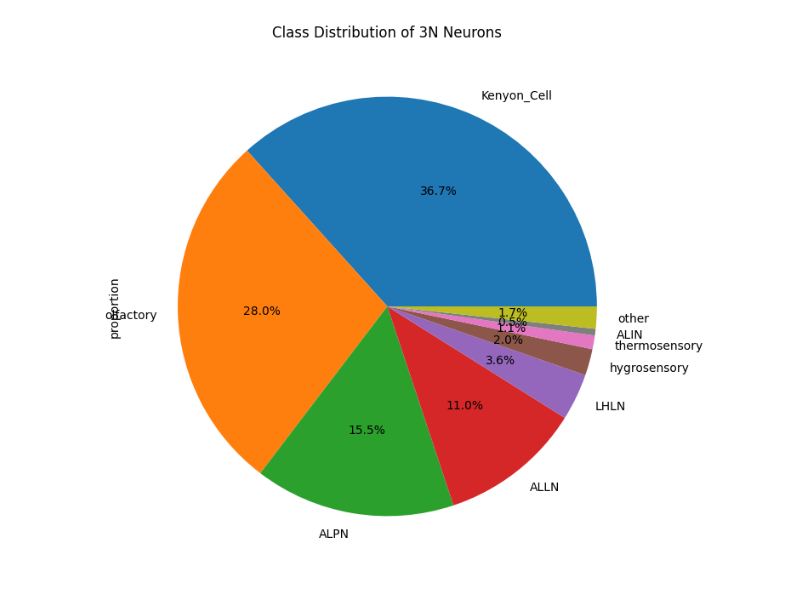
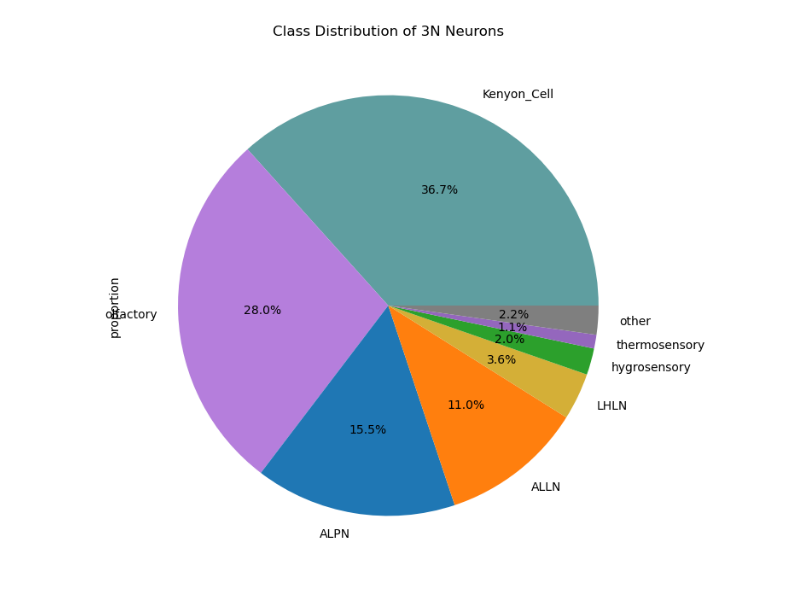
Before and after one commit to snk5040/ThermoHygro-connectome, a Jupyter notebook: cellTypes_EDAv2.ipynb, the cells around one changed output. Cells and saved outputs as stored; diff of their text form; code cells hidden in the pictures.

```diff
--- a/cellTypes_EDAv2.ipynb
+++ b/cellTypes_EDAv2.ipynb
@@ -292,8 +352,8 @@ axs = axs.flatten()  # Flatten to make indexing easier
 for i, (vp_type, class_df) in enumerate(connections_2N.items()):
     # Plot the distribution of syn_count by VP modality
     sns.histplot(class_df['syn_count'], kde=True, label=vp_type, ax=axs[i])
-    axs[i].set_title(f'Distribution of syn_count by VP modality: {vp_type}')
-    axs[i].set_xlabel('syn_count')
+    axs[i].set_title(f'Distribution of Synapse Counts: {vp_type}')
+    axs[i].set_xlabel('Synapse Count')
     axs[i].set_ylabel('Frequency')
     axs[i].legend()
 
@@ -302,8 +362,11 @@ for j in range(i+1, len(axs)):
     fig.delaxes(axs[j])
 
 plt.tight_layout()
+# Save the current figure to PDF
+plt.savefig('vp_syn_counts.pdf', bbox_inches='tight', dpi=300)
 plt.show()
 
+# Explore highly connected neurons
 # Find the largest 5 syn_counts in the connections_2N
 largest_5_syn_counts = {vp_type: class_df.loc[class_df['syn_count'].idxmax()]['syn_count'] for vp_type, class_df in connections_2N.items()}
 
@@ -414,14 +507,34 @@ plt.show()
 # %%
+# Define a consistent color palette for all VP plots
+N3_class_colors = {
+    'Kenyon_Cell': '#5F9EA0',
+    'olfactory': '#B57EDC',
+    'LHLN': '#D4AF37',
+    'hygrosensory': '#2ca02c',
+    'thermosensory': '#9467bd',
+    'ALPN': '#1f77b4',
+    'ALLN': '#ff7f0e',
+    'ALON': '#d62728',
+    'ALIN': '#8c564b',
+    'other': '#7f7f7f'
+}
+
 # Merge all_3N_unique_root_id with classification dataframe
 all_3N_df = pd.DataFrame(list(all_3N_unique_root_id), columns=['root_id']).merge(classification, on='root_id', how='inner')
 
 plt.figure(figsize=(10, 8))
 class_counts = all_3N_df['class'].value_counts(normalize=True)
-other_counts = class_counts[class_counts < 0.0045].sum()
-class_counts = class_counts[class_counts >= 0.0045]
+other_counts = class_counts[class_counts < 0.0055].sum()
+class_counts = class_counts[class_counts >= 0.0055]
 class_counts['other'] = other_counts
-class_counts.plot(kind='pie', autopct='%1.1f%%')
+
+# Get colors for each class, using 'gray' for 'other'
+colors = [N3_class_colors.get(cls, 'gray') for cls in class_counts.index]
+
+class_counts.plot(kind='pie', autopct='%1.1f%%', colors=colors)
 plt.title('Class Distribution of 3N Neurons')
+# Save the current figure to PDF
+plt.savefig('3N_neuron_classes.pdf', bbox_inches='tight', dpi=300)
 plt.show()
 # %% [output]
-[figure, old version]
+[figure, new version]
```
Also changed, not shown: parts of 16 cells of this notebook, 18 other files.
